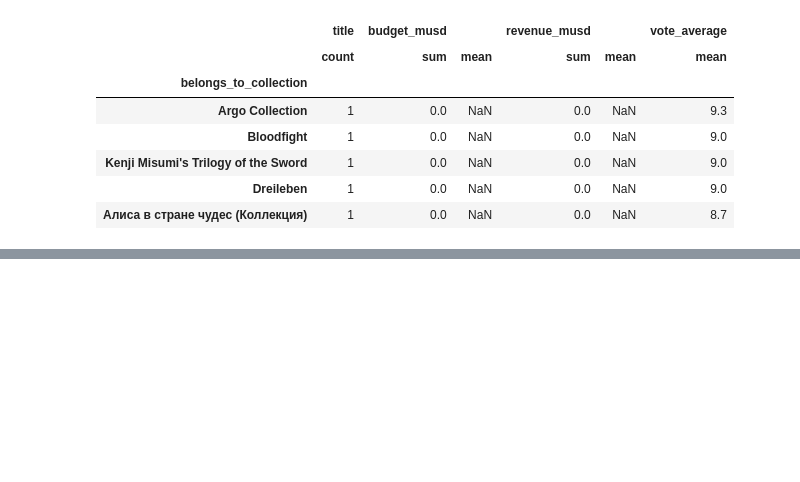
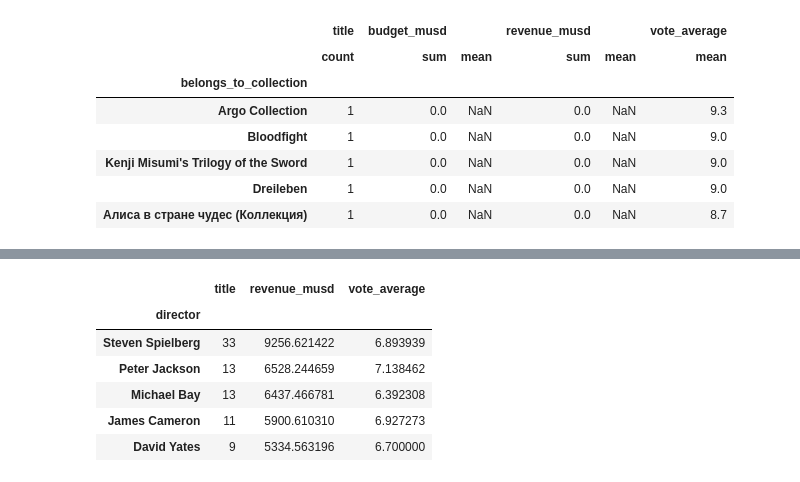
Before and after one commit to MeganHolborn/Udemy-Data-Science-with-Pandas-course, a Jupyter notebook: Project 1_Explanatory Data Analysis & Data Presentation.ipynb, the cells around one changed output, grey strips where cells are left out. Saved outputs shown, nothing was run; the diff lists cells and outputs as text; code cells hidden in the pictures; blank space fills up the shorter version.

```diff
--- a/Project 1_Explanatory Data Analysis & Data Presentation.ipynb
+++ b/Project 1_Explanatory Data Analysis & Data Presentation.ipynb
@@ -581,0 +620,11 @@ succ_franchise.sort_values(by=[("vote_average","mean")], ascending=[False]).head
+# %%
+# Find the most successful directors in terms of total revenue
+director_data.sort_values(by=["revenue_musd"],ascending=False).head(5)
+# %% [output]
+|  | title | revenue_musd | vote_average |
+| director |  |  |  |
+| Steven Spielberg | 33 | 9256.621422 | 6.893939 |
+| Peter Jackson | 13 | 6528.244659 | 7.138462 |
+| Michael Bay | 13 | 6437.466781 | 6.392308 |
+| James Cameron | 11 | 5900.610310 | 6.927273 |
+| David Yates | 9 | 5334.563196 | 6.700000 |
```
Also changed, not shown: parts of 4 cells of this notebook.
